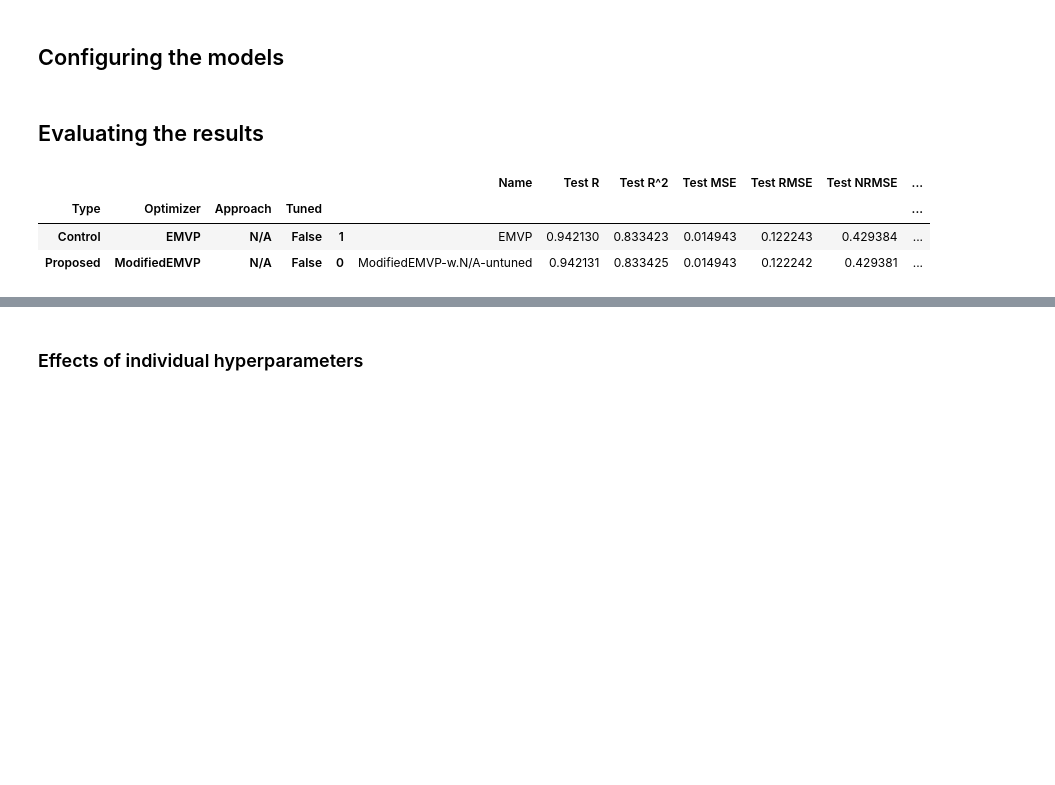
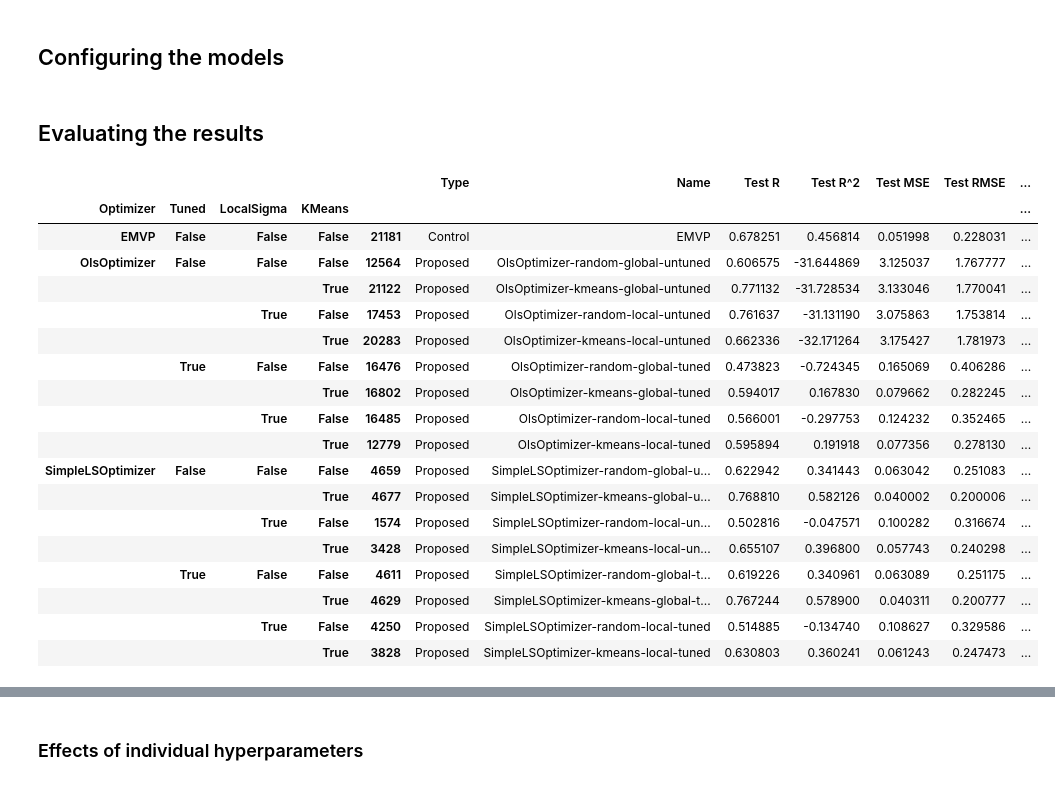
Before and after one commit to lichterberci/rbfar-ols, a Jupyter notebook: experiments.ipynb, the cells around one changed output, grey strips where cells are left out. Drawn from its saved outputs; the diff is of its cells as text; code cells hidden in the pictures; blank space fills up the shorter version.

```diff
--- a/experiments.ipynb
+++ b/experiments.ipynb
@@ -361,9 +354,9 @@ if not isinstance(control_results, list):
 VALID_RATIOS = {
     # "lynx": 0.06,
     # "lynx": 0,
-    "lynx": 0.2,
+    "lynx": 0.15,
     # "ozone": 34/518
-    "ozone": 0.2
+    "ozone": 0.15
 }
 
 valid_ratio = VALID_RATIOS.get(DATASET, 0.2)
@@ -420,7 +413,7 @@ for i, res in tqdm(enumerate(proposed_results), desc="Processing proposed result
         {
             "Type": ["Proposed"],
             "Name": [
-                f"{res.metadata["optimizer_type"]}-w.{vars(cfg).get("approach", "N/A").replace("-", " ")}-{'tuned' if vars(cfg).get("post_tuned", False) else 'untuned'}"
+                f"{res.metadata["optimizer_type"]}-{'kmeans' if cfg.use_kmeans_centres else 'random'}-{'local' if cfg.use_local_sigma else 'global'}-{'tuned' if vars(cfg).get("post_tune", False) else 'untuned'}"
             ],
             "Test R": [test_metrics.pearson_correlation_coefficient()],
             "Test R^2": [test_metrics.R2()],
@@ -485,8 +478,10 @@ for i, res in tqdm(enumerate(control_results), desc="Processing control results"
 # %%
 results_df = results_df.assign(
     Optimizer=results_df['Name'].str.split('-').str[0],
-    Approach=results_df['Name'].str.extract(r'-w\.([^-]+)')[0].fillna('N/A'),
+    # Approach=results_df['Name'].str.extract(r'-w\.([^-]+)')[0].fillna('N/A'),
     Tuned = results_df['Name'].str.contains('-tuned').fillna('N/A'),
+    LocalSigma=results_df['Name'].str.contains('-local').fillna('N/A'),
+    KMeans=results_df['Name'].str.contains('-kmeans').fillna('N/A')
 )
 # %%
 MODEL_SELECTION_CRITERION = "Valid MSE"
@@ -494,24 +489,41 @@ MODEL_SELECTION_CRITERION_SHOULD_MAXIMIZE = False
 
 MODEL_EVALUATION_CRITERION = "Test MSE"
 MODEL_EVALUATION_CRITERION_SHOULD_MAXIMIZE = False
+# %%
+GROUPBY_COLUMNS = ["Optimizer", "Tuned", "LocalSigma", "KMeans"]
 # %%
-results_df.groupby(["Type", "Optimizer", "Approach", "Tuned"])[results_df.columns].apply(
+results_df.groupby(GROUPBY_COLUMNS)[results_df.columns].apply(
     lambda x: x.sort_values(
         by=MODEL_SELECTION_CRITERION,
         ascending=not MODEL_SELECTION_CRITERION_SHOULD_MAXIMIZE,
     )
     .drop(
         columns=[
-            "Type",
+            # "Type",
             *[col for col in results_df.columns if col.startswith("Valid") and col != MODEL_SELECTION_CRITERION],
         ]
     )
     .head(1)
 )
 # %% [output]
-|  |  |  |  |  | Name | Test R | Test R^2 | Test MSE | Test RMSE | Test NRMSE | ... |
-| Type | Optimizer | Approach | Tuned |  |  |  |  |  |  |  | ... |
-| Control | EMVP | N/A | False | 1 | EMVP | 0.942130 | 0.833423 | 0.014943 | 0.122243 | 0.429384 | ... |
-| Proposed | ModifiedEMVP | N/A | False | 0 | ModifiedEMVP-w.N/A-untuned | 0.942131 | 0.833425 | 0.014943 | 0.122242 | 0.429381 | ... |
+|  |  |  |  |  | Type | Name | Test R | Test R^2 | Test MSE | Test RMSE | ... |
+| Optimizer | Tuned | LocalSigma | KMeans |  |  |  |  |  |  |  | ... |
+| EMVP | False | False | False | 21181 | Control | EMVP | 0.678251 | 0.456814 | 0.051998 | 0.228031 | ... |
+| OlsOptimizer | False | False | False | 12564 | Proposed | OlsOptimizer-random-global-untuned | 0.606575 | -31.644869 | 3.125037 | 1.767777 | ... |
+|  |  |  | True | 21122 | Proposed | OlsOptimizer-kmeans-global-untuned | 0.771132 | -31.728534 | 3.133046 | 1.770041 | ... |
+|  |  | True | False | 17453 | Proposed | OlsOptimizer-random-local-untuned | 0.761637 | -31.131190 | 3.075863 | 1.753814 | ... |
+|  |  |  | True | 20283 | Proposed | OlsOptimizer-kmeans-local-untuned | 0.662336 | -32.171264 | 3.175427 | 1.781973 | ... |
+|  | True | False | False | 16476 | Proposed | OlsOptimizer-random-global-tuned | 0.473823 | -0.724345 | 0.165069 | 0.406286 | ... |
+|  |  |  | True | 16802 | Proposed | OlsOptimizer-kmeans-global-tuned | 0.594017 | 0.167830 | 0.079662 | 0.282245 | ... |
+|  |  | True | False | 16485 | Proposed | OlsOptimizer-random-local-tuned | 0.566001 | -0.297753 | 0.124232 | 0.352465 | ... |
+|  |  |  | True | 12779 | Proposed | OlsOptimizer-kmeans-local-tuned | 0.595894 | 0.191918 | 0.077356 | 0.278130 | ... |
+| SimpleLSOptimizer | False | False | False | 4659 | Proposed | SimpleLSOptimizer-random-global-u... | 0.622942 | 0.341443 | 0.063042 | 0.251083 | ... |
+|  |  |  | True | 4677 | Proposed | SimpleLSOptimizer-kmeans-global-u... | 0.768810 | 0.582126 | 0.040002 | 0.200006 | ... |
+|  |  | True | False | 1574 | Proposed | SimpleLSOptimizer-random-local-un... | 0.502816 | -0.047571 | 0.100282 | 0.316674 | ... |
+|  |  |  | True | 3428 | Proposed | SimpleLSOptimizer-kmeans-local-un... | 0.655107 | 0.396800 | 0.057743 | 0.240298 | ... |
+|  | True | False | False | 4611 | Proposed | SimpleLSOptimizer-random-global-t... | 0.619226 | 0.340961 | 0.063089 | 0.251175 | ... |
+|  |  |  | True | 4629 | Proposed | SimpleLSOptimizer-kmeans-global-t... | 0.767244 | 0.578900 | 0.040311 | 0.200777 | ... |
+|  |  | True | False | 4250 | Proposed | SimpleLSOptimizer-random-local-tuned | 0.514885 | -0.134740 | 0.108627 | 0.329586 | ... |
+|  |  |  | True | 3828 | Proposed | SimpleLSOptimizer-kmeans-local-tuned | 0.630803 | 0.360241 | 0.061243 | 0.247473 | ... |
 # %%
 results_of_best_model_of_each_method = {order_col:
```
Also changed, not shown: parts of 30 cells of this notebook, 11 other files.
